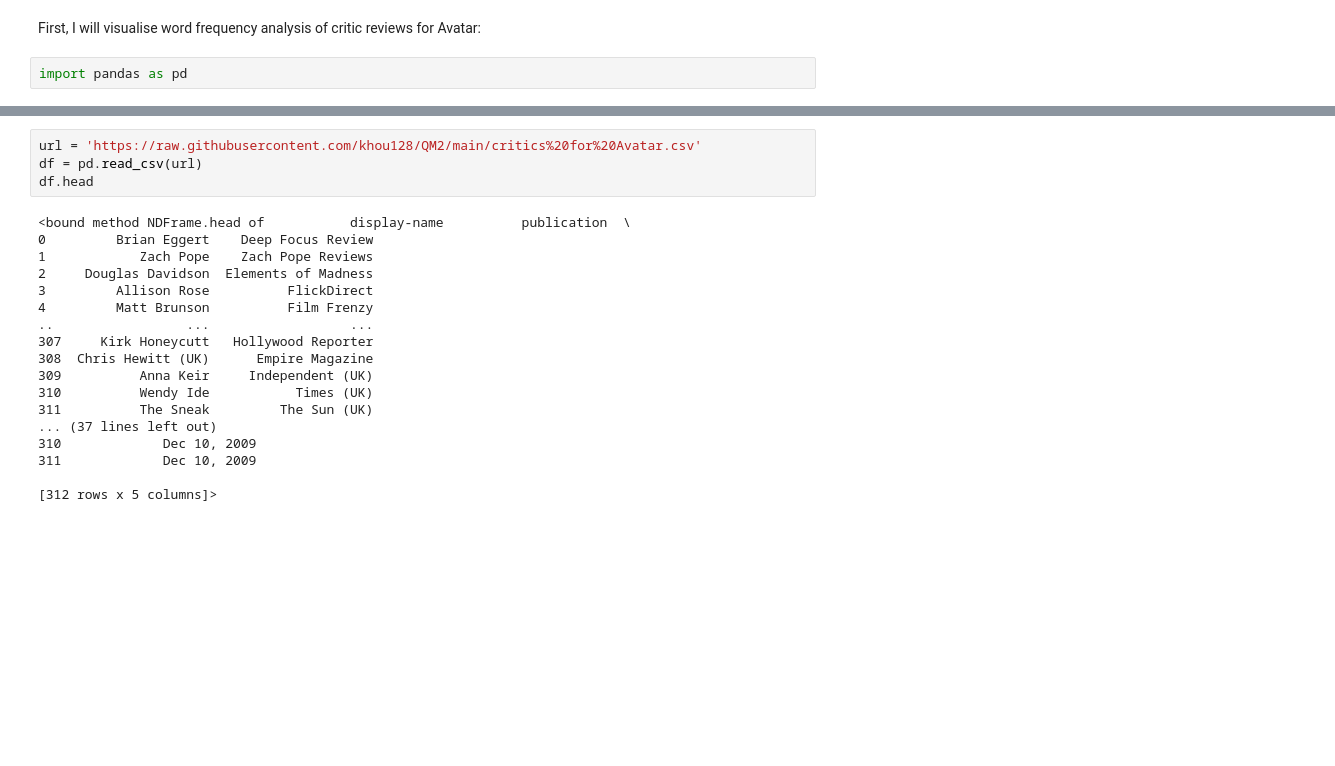
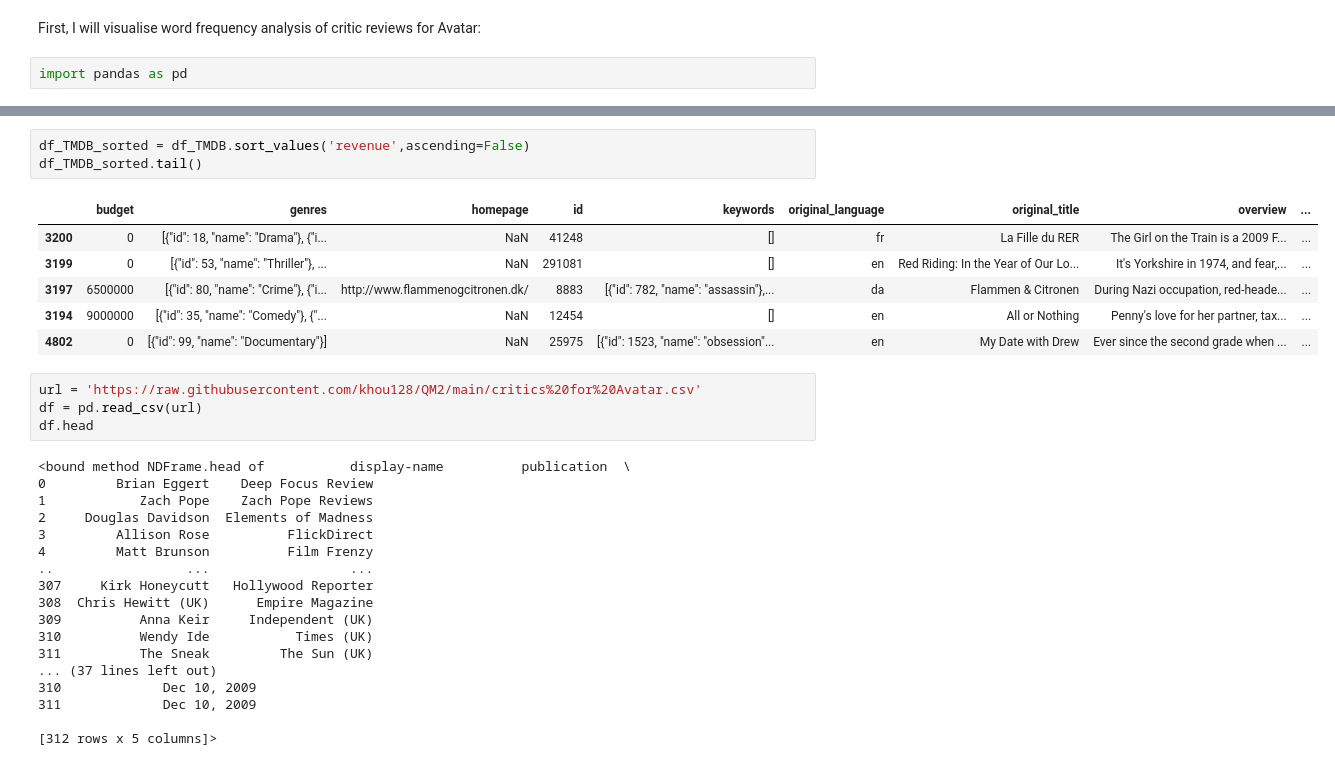
Before and after one commit to khou128/QM2, a Jupyter notebook: Project_NLP.ipynb, the cells around one changed output, grey strips where cells are left out. Drawn from its saved outputs; the diff is of its cells as text; blank space fills up the shorter version.

```diff
--- a/Project_NLP.ipynb
+++ b/Project_NLP.ipynb
@@ -15,3 +33,13 @@ import pandas as pd
+# %%
+df_TMDB_sorted = df_TMDB.sort_values('revenue',ascending=False)
+df_TMDB_sorted.tail()
+# %% [output]
+|  | budget | genres | homepage | id | keywords | original_language | original_title | overview | ... |
+| 3200 | 0 | [{"id": 18, "name": "Drama"}, {"i... | NaN | 41248 | [] | fr | La Fille du RER | The Girl on the Train is a 2009 F... | ... |
+| 3199 | 0 | [{"id": 53, "name": "Thriller"}, ... | NaN | 291081 | [] | en | Red Riding: In the Year of Our Lo... | It's Yorkshire in 1974, and fear,... | ... |
+| 3197 | 6500000 | [{"id": 80, "name": "Crime"}, {"i... | http://www.flammenogcitronen.dk/ | 8883 | [{"id": 782, "name": "assassin"},... | da | Flammen & Citronen | During Nazi occupation, red-heade... | ... |
+| 3194 | 9000000 | [{"id": 35, "name": "Comedy"}, {"... | NaN | 12454 | [] | en | All or Nothing | Penny's love for her partner, tax... | ... |
+| 4802 | 0 | [{"id": 99, "name": "Documentary"}] | NaN | 25975 | [{"id": 1523, "name": "obsession"... | en | My Date with Drew | Ever since the second grade when ... | ... |
 # %%
 url = 'https://raw.githubusercontent.com/khou128/QM2/main/critics%20for%20Avatar.csv'
 df = pd.read_csv(url)
```
Also changed, not shown: parts of 1 cell of this notebook.
